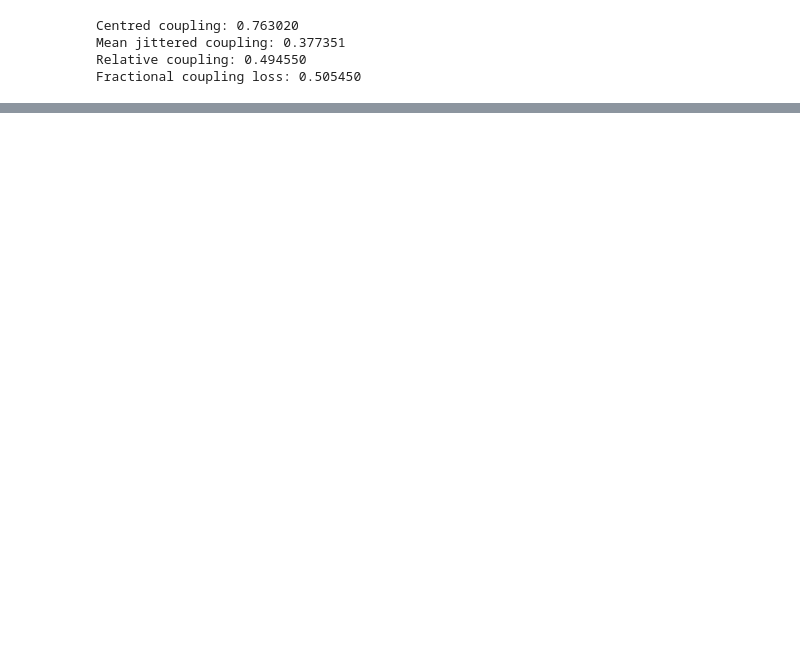
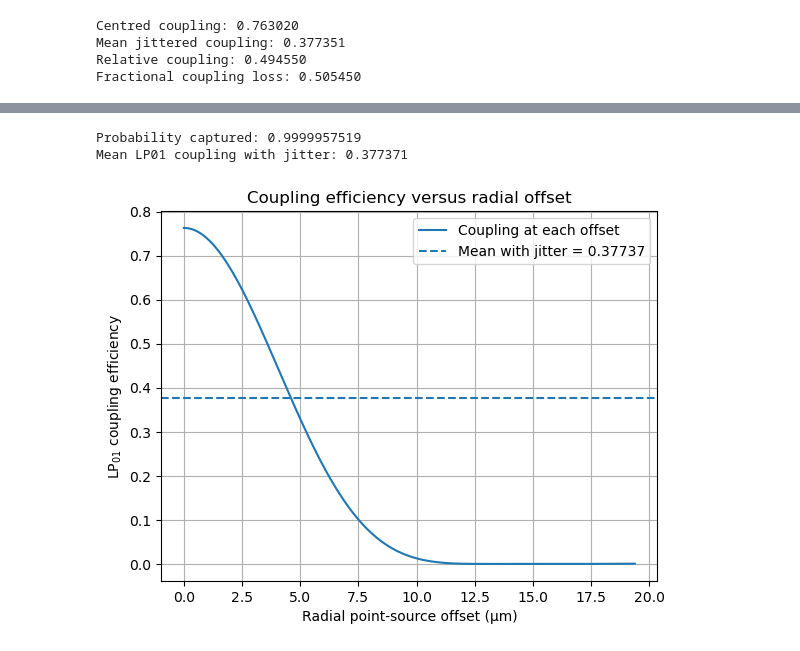
Before and after one commit to TongyueLiu/OH-Suppression-MRes-Project, a Jupyter notebook: notebooks/throughput_optics/estimate_AO_system_throughput.ipynb, the cells around one changed output, grey strips where cells are left out. Drawn from its saved outputs; the diff is of its cells as text; code cells hidden in the pictures; blank space fills up the shorter version.

Commit message:
begin_small_ext_source

```diff
--- a/notebooks/estimate_AO_system_throughput.ipynb
+++ b/notebooks/throughput_optics/estimate_AO_system_throughput.ipynb
@@ -1952,7 +1952,7 @@ def average_eta_over_rayleigh_jitter(decentre_array, eta_psf_array, sigma_jitter
     # eta_mean is the weighted average normlalised by the total probability captured within the finite range of decentre_array
     eta_mean = eta_weighted / probability_captured
 
-    return eta_mean, probability_captured, probability_density
+    return eta_mean, eta_weighted, probability_captured, probability_density
 # %%
 # np.trapezoid?
 # %%
@@ -2091,0 +2109,45 @@ plt.show()
+# %%
+# define radial displacements
+max_sigma = 5.0
+n_decentre_2000 = 2000
+
+# define the decentre array in metres, from 0 to max_sigma * sigma_jitter_fibre
+decentre_array_2000 = np.linspace(0.0, max_sigma * sigma_jitter_fibre, n_decentre_2000)
+# %%
+eta_psf_test, mode_results_decentre_test = eta_psf_vs_decentre_position_2d(prepared_modes=prepared_modes, x=x, y=y, x_1d=x_1d, y_1d=y_1d,
+                                                                 lam0=lam0, F_eff=F_fibre, alpha=alpha,
+                                                                 decentre_array=decentre_array_2000, E_S=1.0, direction_angle=0.0)
+# %%
+jitter_pdf_test = rayleigh_pdf(decentre_array_2000, sigma_jitter_fibre)
+weighted_coupling_test = eta_psf_test * jitter_pdf_test
+eta_jittered_mean_test, eta_weighted_jittered_test, probability_captured_test, probability_density_test = average_eta_over_rayleigh_jitter(decentre_array_2000, eta_psf_test, sigma_jitter_fibre)
+# %%
+print(f"Probability captured: {probability_captured_test:.10f}")
+print(f"Mean LP01 coupling with jitter: {eta_jittered_mean_test:.6f}")
+# %% [output]
+Probability captured: 0.9999957519
+Mean LP01 coupling with jitter: 0.377371
+# %%
+plt.figure()
+
+plt.plot(
+    decentre_array_2000 * 1e6,
+    eta_psf_test,
+    label="Coupling at each offset"
+)
+
+plt.axhline(
+    eta_jittered_mean_test,
+    linestyle="--",
+    label=f"Mean with jitter = {eta_jittered_mean_test:.5f}"
+)
+
+plt.xlabel("Radial point-source offset (µm)")
+plt.ylabel("LP$_{01}$ coupling efficiency")
+plt.title("Coupling efficiency versus radial offset")
+
+plt.grid()
+plt.legend()
+plt.show()
+# %% [output]
+[figure, added]
```
Also changed, not shown: parts of 10 cells of this notebook, 6 other files.
